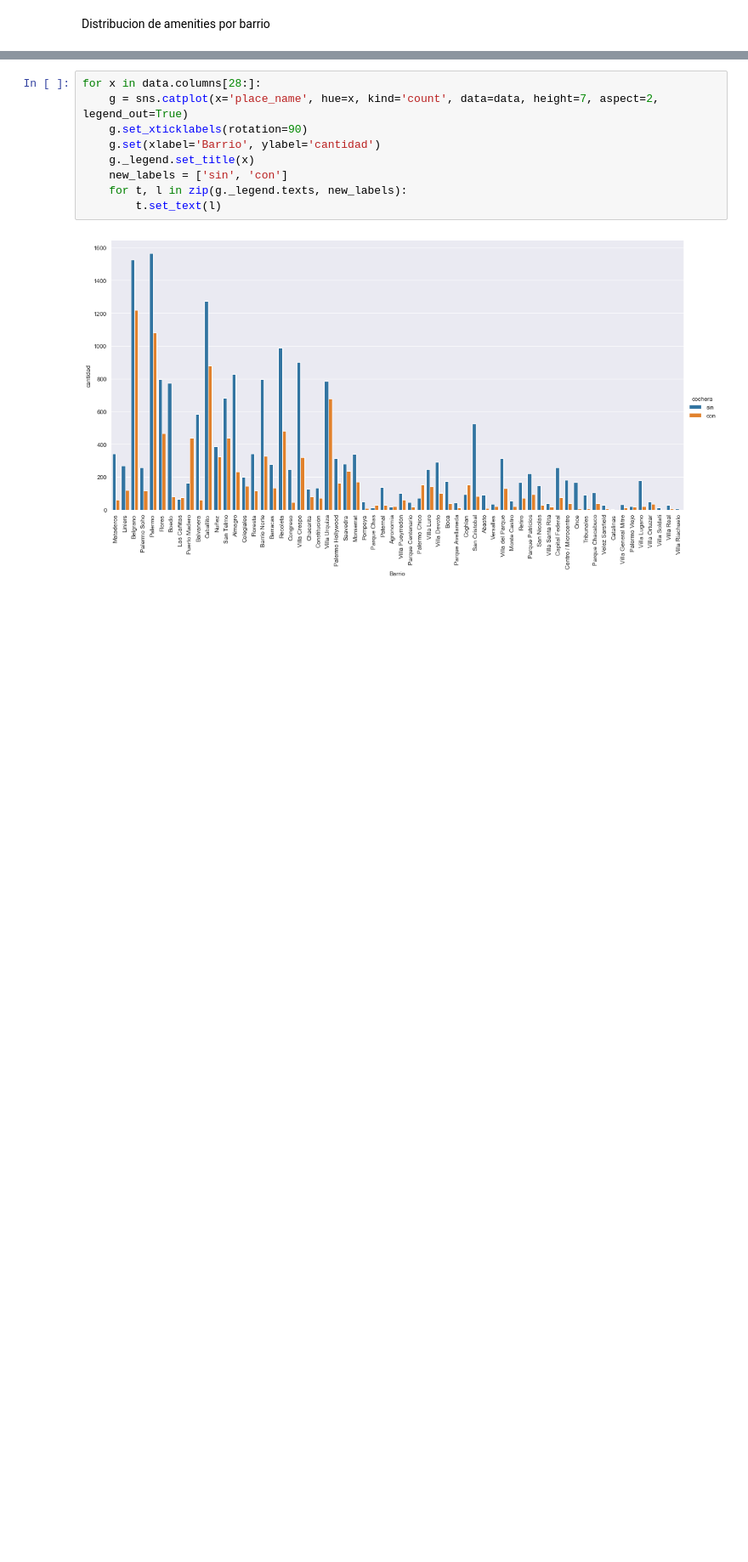
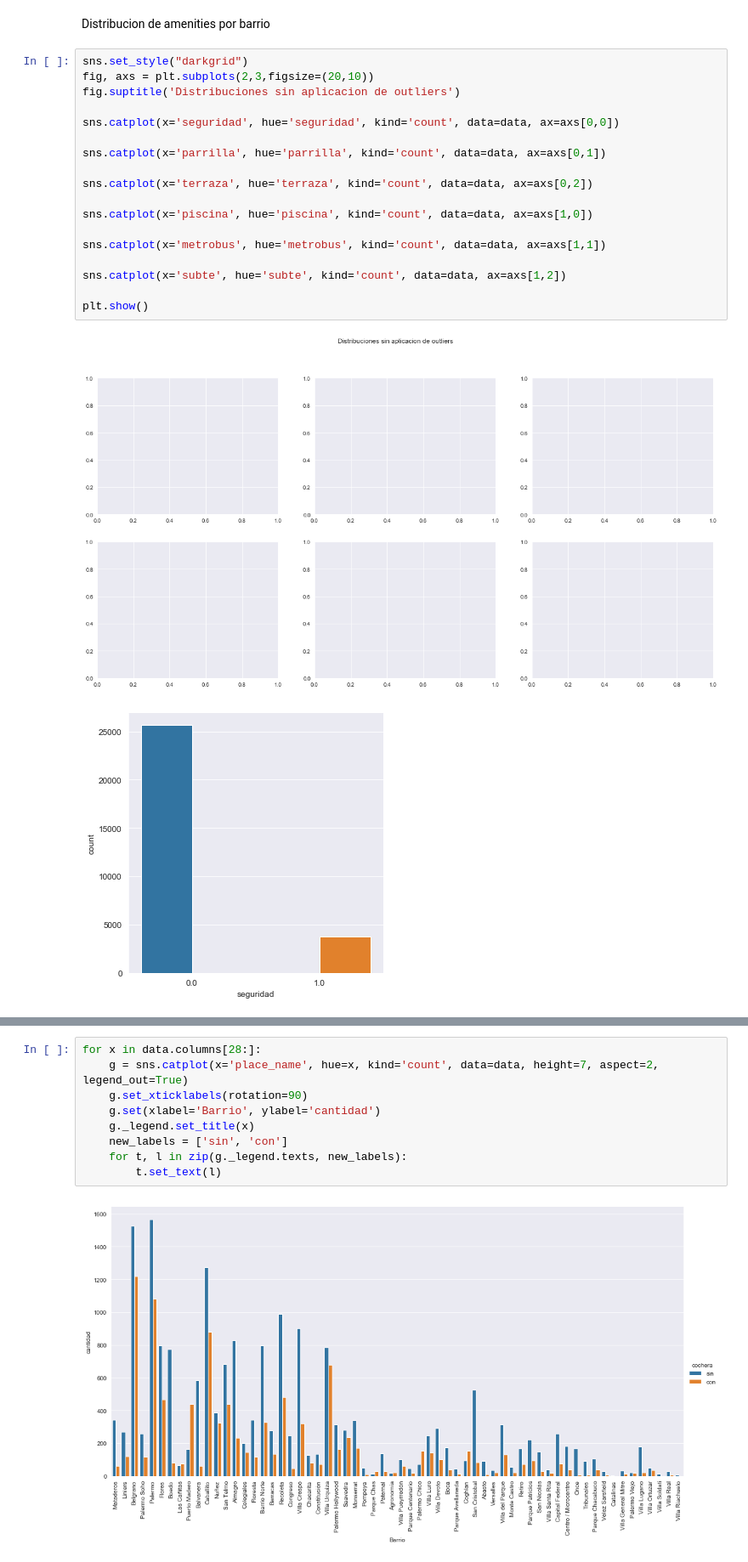
Before and after one commit to mauriciomem/DH_DS_desafio_2_properati, a Jupyter notebook: final.ipynb, the cells around one changed output, grey strips where cells are left out. Shown at 85% size. Saved outputs shown, nothing was run; the diff lists cells and outputs as text; blank space fills up the shorter version.

```diff
--- a/final.ipynb
+++ b/final.ipynb
@@ -274,3 +274,24 @@ plt.show()
 [figure]
 # %% [markdown]
 Distribucion de amenities por barrio
+# %%
+sns.set_style("darkgrid")
+fig, axs = plt.subplots(2,3,figsize=(20,10))
+fig.suptitle('Distribuciones sin aplicacion de outliers')
+
+sns.catplot(x='seguridad', hue='seguridad', kind='count', data=data, ax=axs[0,0])
+
+sns.catplot(x='parrilla', hue='parrilla', kind='count', data=data, ax=axs[0,1])
+
+sns.catplot(x='terraza', hue='terraza', kind='count', data=data, ax=axs[0,2])
+
+sns.catplot(x='piscina', hue='piscina', kind='count', data=data, ax=axs[1,0])
+
+sns.catplot(x='metrobus', hue='metrobus', kind='count', data=data, ax=axs[1,1])
+
+sns.catplot(x='subte', hue='subte', kind='count', data=data, ax=axs[1,2])
+
+plt.show()
+# %% [output]
+[figure, added]
+[figure, added]
```
Also changed, not shown: parts of 5 cells of this notebook.
